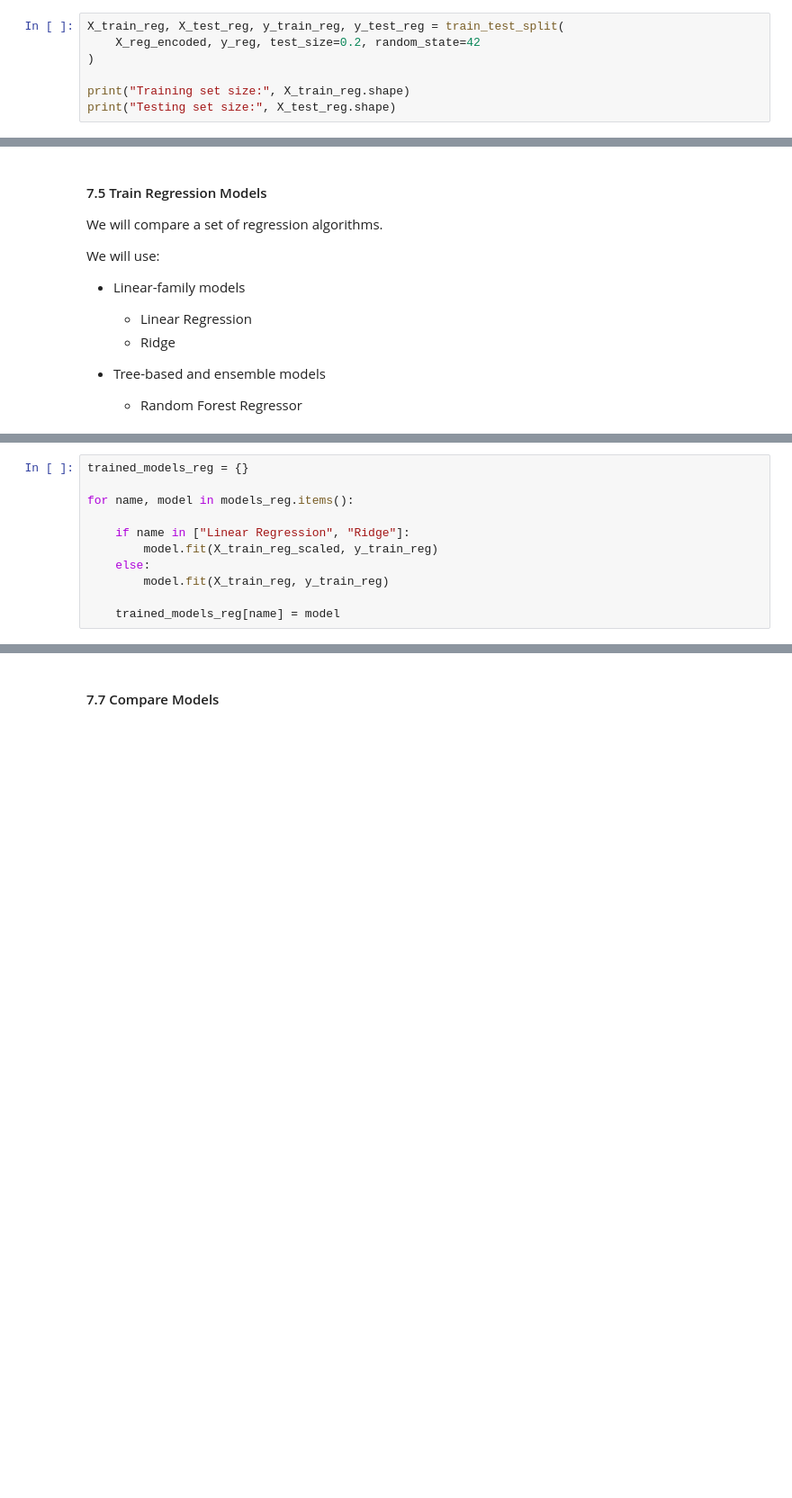
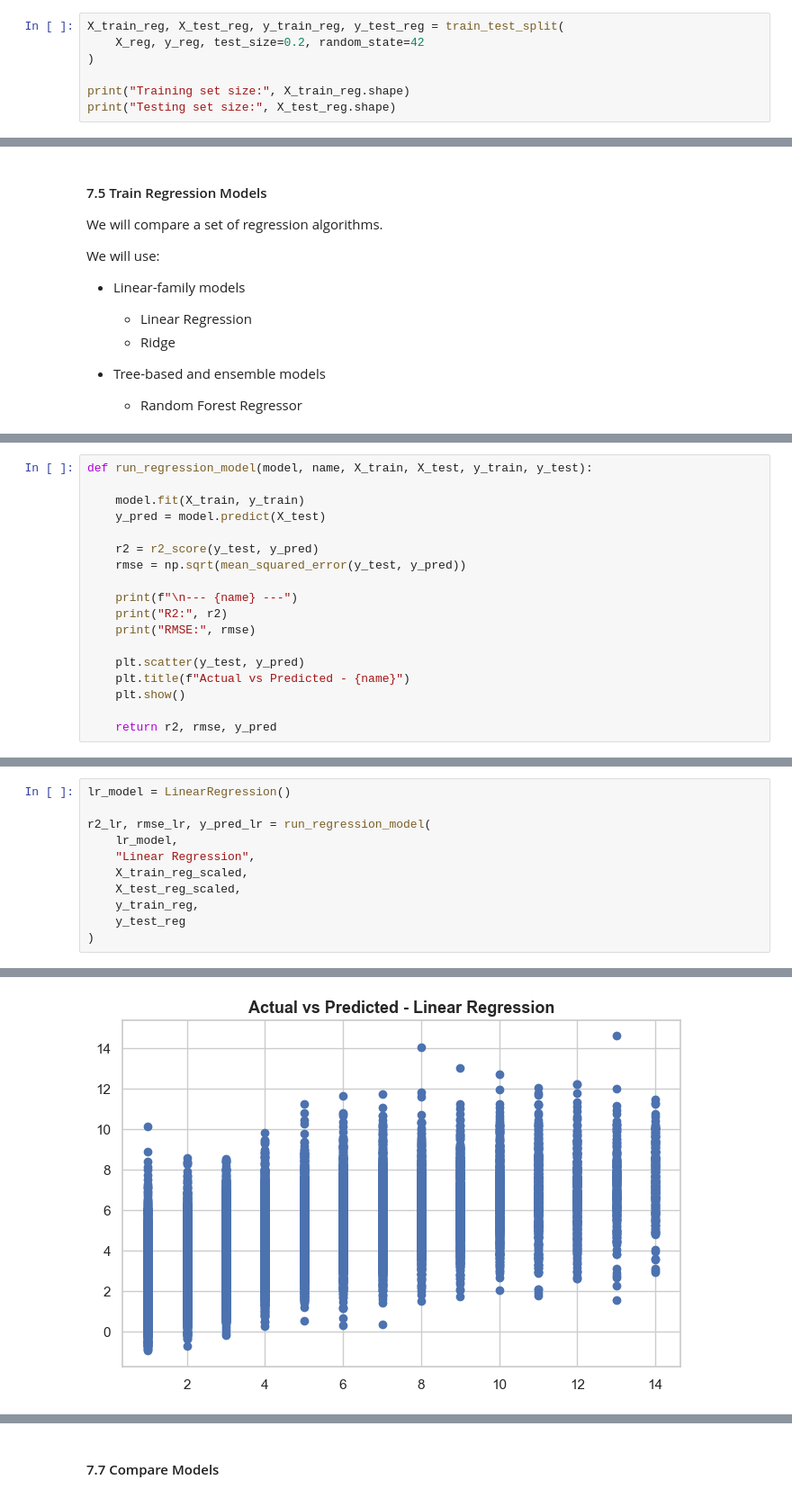
Before and after one commit to patricia-clarji/Diabetes_Readmition_ML, a Jupyter notebook: notebooks/diabetes_project.ipynb, the cells around one changed output, grey strips where cells are left out. Shown at 90% size. Saved outputs shown, nothing was run; the diff lists cells and outputs as text; blank space fills up the shorter version.

Commit message:
updated regression

```diff
--- a/notebooks/diabetes_project.ipynb
+++ b/notebooks/diabetes_project.ipynb
@@ -1125,7 +1513,7 @@ print("Encoded feature matrix shape:", X_reg_encoded.shape)
 Split dataset into training and testing sets.
 # %%
 X_train_reg, X_test_reg, y_train_reg, y_test_reg = train_test_split(
-    X_reg_encoded, y_reg, test_size=0.2, random_state=42
+    X_reg, y_reg, test_size=0.2, random_state=42
 )
 
 print("Training set size:", X_train_reg.shape)
@@ -1164,11 +1579,0 @@ models_reg = {
-# %%
-trained_models_reg = {}
-
-for name, model in models_reg.items():
-
-    if name in ["Linear Regression", "Ridge"]:
-        model.fit(X_train_reg_scaled, y_train_reg)
-    else:
-        model.fit(X_train_reg, y_train_reg)
-
-    trained_models_reg[name] = model
@@ -1207,0 +1582,18 @@ The regression models were evaluated using MSE, RMSE, and R² score to assess pr
+# %%
+def run_regression_model(model, name, X_train, X_test, y_train, y_test):
+
+    model.fit(X_train, y_train)
+    y_pred = model.predict(X_test)
+
+    r2 = r2_score(y_test, y_pred)
+    rmse = np.sqrt(mean_squared_error(y_test, y_pred))
+
+    print(f"\n--- {name} ---")
+    print("R2:", r2)
+    print("RMSE:", rmse)
+
+    plt.scatter(y_test, y_pred)
+    plt.title(f"Actual vs Predicted - {name}")
+    plt.show()
+
+    return r2, rmse, y_pred
@@ -1207,0 +1605,12 @@ The regression models were evaluated using MSE, RMSE, and R² score to assess pr
+# %%
+lr_model = LinearRegression()
+
+r2_lr, rmse_lr, y_pred_lr = run_regression_model(
+    lr_model,
+    "Linear Regression",
+    X_train_reg_scaled,
+    X_test_reg_scaled,
+    y_train_reg,
+    y_test_reg
+)
+# %% [output]
@@ -1207,0 +1620 @@ The regression models were evaluated using MSE, RMSE, and R² score to assess pr
+[figure, added]
```
Also changed, not shown: parts of 76 cells of this notebook.
